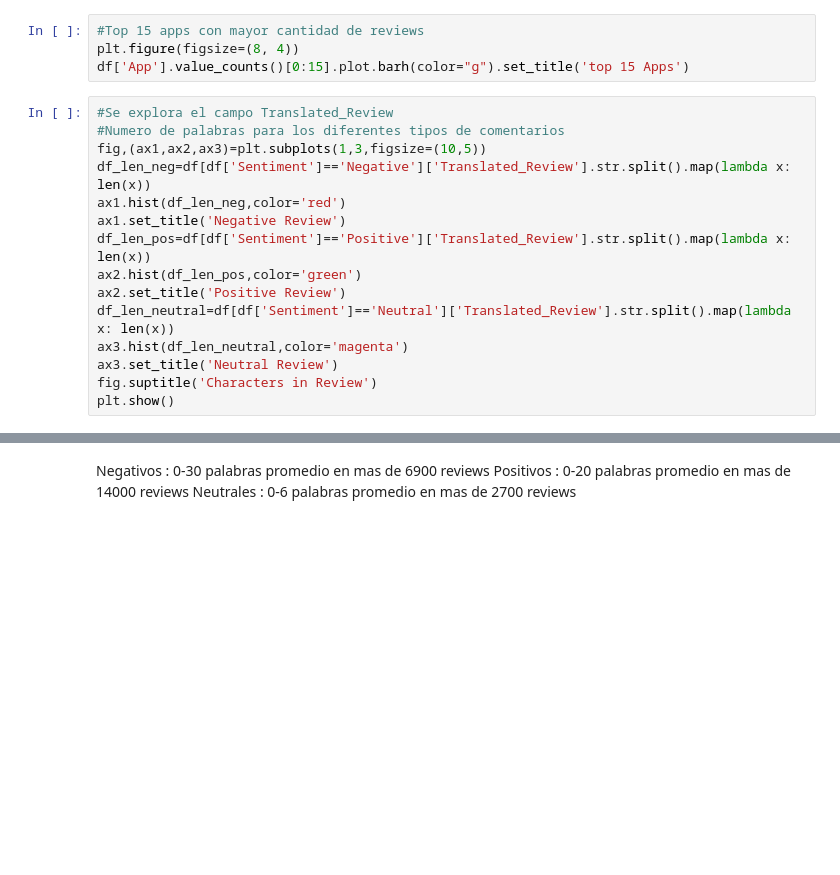
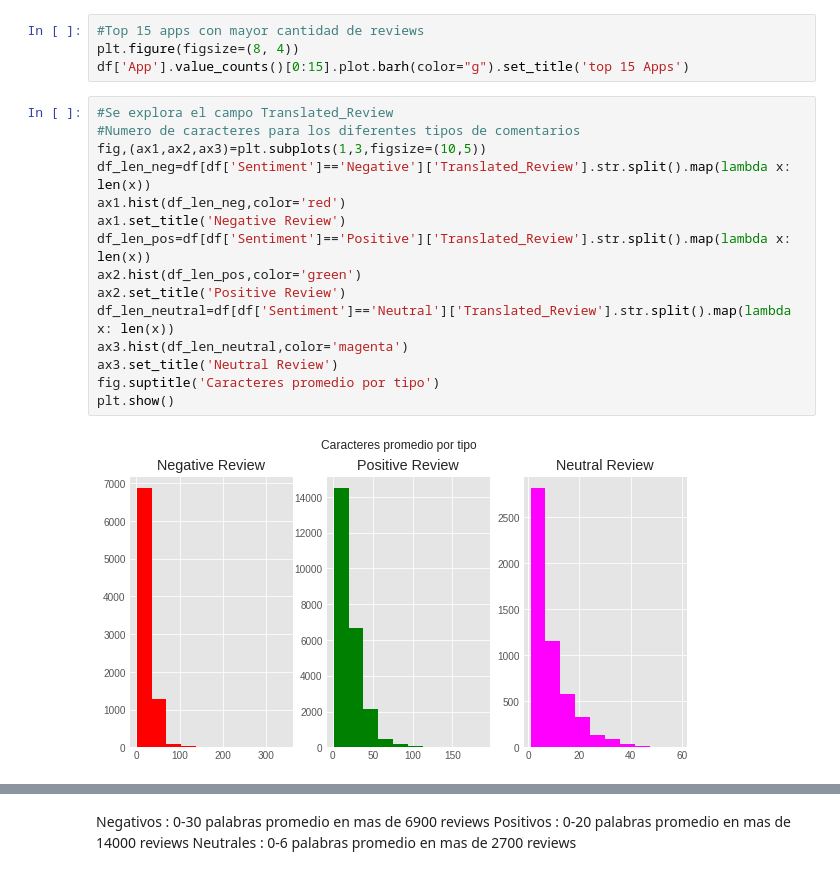
Before and after one commit to joseemaro/bdm_EvaluatingGoogleApps, a Jupyter notebook: tpfinal_reviews.ipynb, the cells around one changed output, grey strips where cells are left out. Drawn from its saved outputs; the diff is of its cells as text; blank space fills up the shorter version.

```diff
--- a/tpfinal_reviews.ipynb
+++ b/tpfinal_reviews.ipynb
@@ -165,16 +161,18 @@ plt.figure(figsize=(8, 4))
 df['App'].value_counts()[0:15].plot.barh(color="g").set_title('top 15 Apps')
 # %%
 #Se explora el campo Translated_Review
-#Numero de palabras para los diferentes tipos de comentarios
+#Numero de caracteres para los diferentes tipos de comentarios
 fig,(ax1,ax2,ax3)=plt.subplots(1,3,figsize=(10,5))
 df_len_neg=df[df['Sentiment']=='Negative']['Translated_Review'].str.split().map(lambda x: len(x))
 ax1.hist(df_len_neg,color='red')
 ax1.set_title('Negative Review')
 df_len_pos=df[df['Sentiment']=='Positive']['Translated_Review'].str.split().map(lambda x: len(x))
 ax2.hist(df_len_pos,color='green')
 ax2.set_title('Positive Review')
 df_len_neutral=df[df['Sentiment']=='Neutral']['Translated_Review'].str.split().map(lambda x: len(x))
 ax3.hist(df_len_neutral,color='magenta')
 ax3.set_title('Neutral Review')
-fig.suptitle('Characters in Review')
+fig.suptitle('Caracteres promedio por tipo')
 plt.show()
+# %% [output]
+[figure, added]
```
Also changed, not shown: parts of 23 cells of this notebook.
